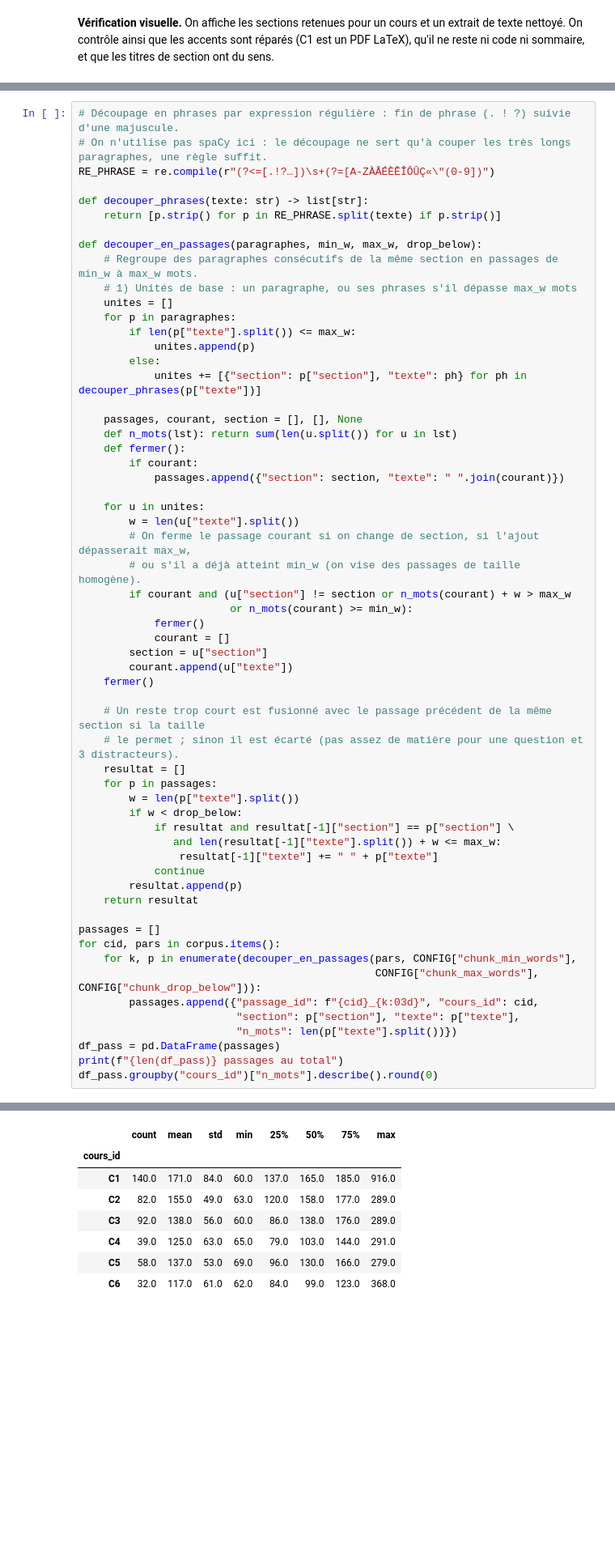
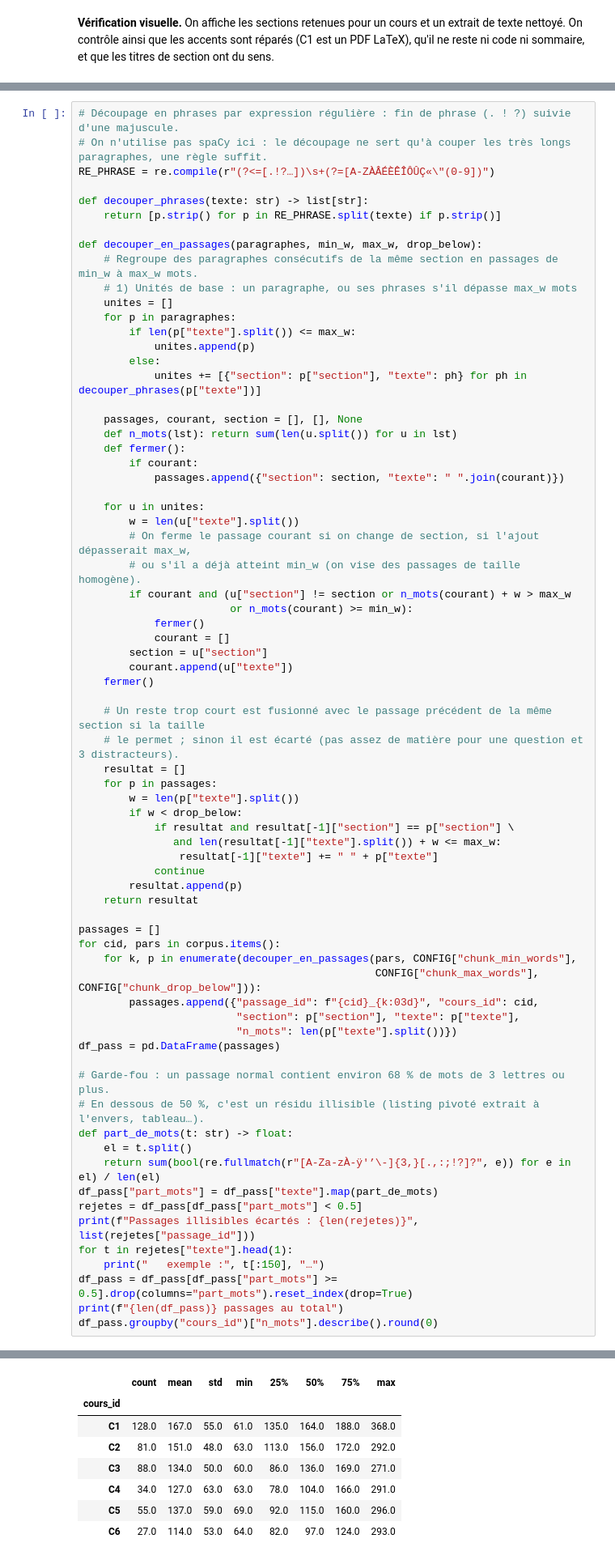
Before and after one commit to doaemalak/G-n-ration-de-QCM-avec-validation-automatique, a Jupyter notebook: notebooks/QCM_generation_validation.ipynb, the cells around one changed output, grey strips where cells are left out. Shown at 81% size. Saved outputs shown, nothing was run; the diff lists cells and outputs as text; blank space fills up the shorter version.

```diff
--- a/notebooks/QCM_generation_validation.ipynb
+++ b/notebooks/QCM_generation_validation.ipynb
@@ -435,6 +445,18 @@ for cid, pars in corpus.items():
                          "section": p["section"], "texte": p["texte"],
                          "n_mots": len(p["texte"].split())})
 df_pass = pd.DataFrame(passages)
+
+# Garde-fou : un passage normal contient environ 68 % de mots de 3 lettres ou plus.
+# En dessous de 50 %, c'est un résidu illisible (listing pivoté extrait à l'envers, tableau…).
+def part_de_mots(t: str) -> float:
+    el = t.split()
+    return sum(bool(re.fullmatch(r"[A-Za-zÀ-ÿ'’\-]{3,}[.,:;!?]?", e)) for e in el) / len(el)
+df_pass["part_mots"] = df_pass["texte"].map(part_de_mots)
+rejetes = df_pass[df_pass["part_mots"] < 0.5]
+print(f"Passages illisibles écartés : {len(rejetes)}", list(rejetes["passage_id"]))
+for t in rejetes["texte"].head(1):
+    print("   exemple :", t[:150], "…")
+df_pass = df_pass[df_pass["part_mots"] >= 0.5].drop(columns="part_mots").reset_index(drop=True)
 print(f"{len(df_pass)} passages au total")
 df_pass.groupby("cours_id")["n_mots"].describe().round(0)
 # %% [output]
@@ -442,11 +466,11 @@ df_pass.groupby("cours_id")["n_mots"].describe().round(0)
 |  | count | mean | std | min | 25% | 50% | 75% | max |
 | cours_id |  |  |  |  |  |  |  |  |
-| C1 | 140.0 | 171.0 | 84.0 | 60.0 | 137.0 | 165.0 | 185.0 | 916.0 |
-| C2 | 82.0 | 155.0 | 49.0 | 63.0 | 120.0 | 158.0 | 177.0 | 289.0 |
-| C3 | 92.0 | 138.0 | 56.0 | 60.0 | 86.0 | 138.0 | 176.0 | 289.0 |
-| C4 | 39.0 | 125.0 | 63.0 | 65.0 | 79.0 | 103.0 | 144.0 | 291.0 |
-| C5 | 58.0 | 137.0 | 53.0 | 69.0 | 96.0 | 130.0 | 166.0 | 279.0 |
-| C6 | 32.0 | 117.0 | 61.0 | 62.0 | 84.0 | 99.0 | 123.0 | 368.0 |
+| C1 | 128.0 | 167.0 | 55.0 | 61.0 | 135.0 | 164.0 | 188.0 | 368.0 |
+| C2 | 81.0 | 151.0 | 48.0 | 63.0 | 113.0 | 156.0 | 172.0 | 292.0 |
+| C3 | 88.0 | 134.0 | 50.0 | 60.0 | 86.0 | 136.0 | 169.0 | 271.0 |
+| C4 | 34.0 | 127.0 | 63.0 | 63.0 | 78.0 | 104.0 | 166.0 | 291.0 |
+| C5 | 55.0 | 137.0 | 59.0 | 69.0 | 92.0 | 115.0 | 160.0 | 296.0 |
+| C6 | 27.0 | 114.0 | 53.0 | 64.0 | 82.0 | 97.0 | 124.0 | 293.0 |
 # %% [markdown]
 **Vérification de la contrainte des 512 tokens.** On compte les tokens de chaque passage avec le **vrai tokenizer de CamemBERT**, celui que le validateur utilisera. Ainsi on ne se fie pas seulement à l'estimation « 1,4 token par mot ». On réserve 40 tokens pour la question et les tokens spéciaux.
 
```
Also changed, not shown: parts of 23 cells of this notebook, 8 other files.
